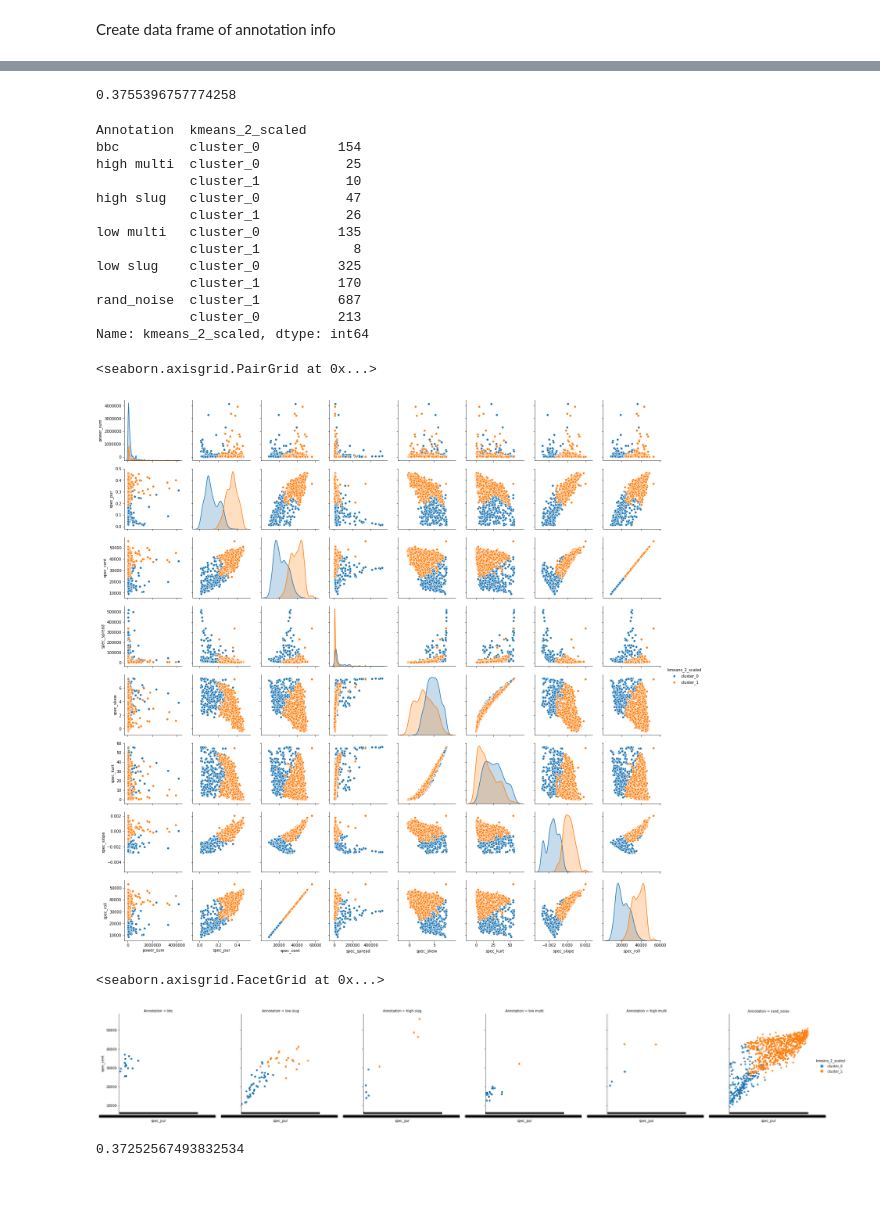
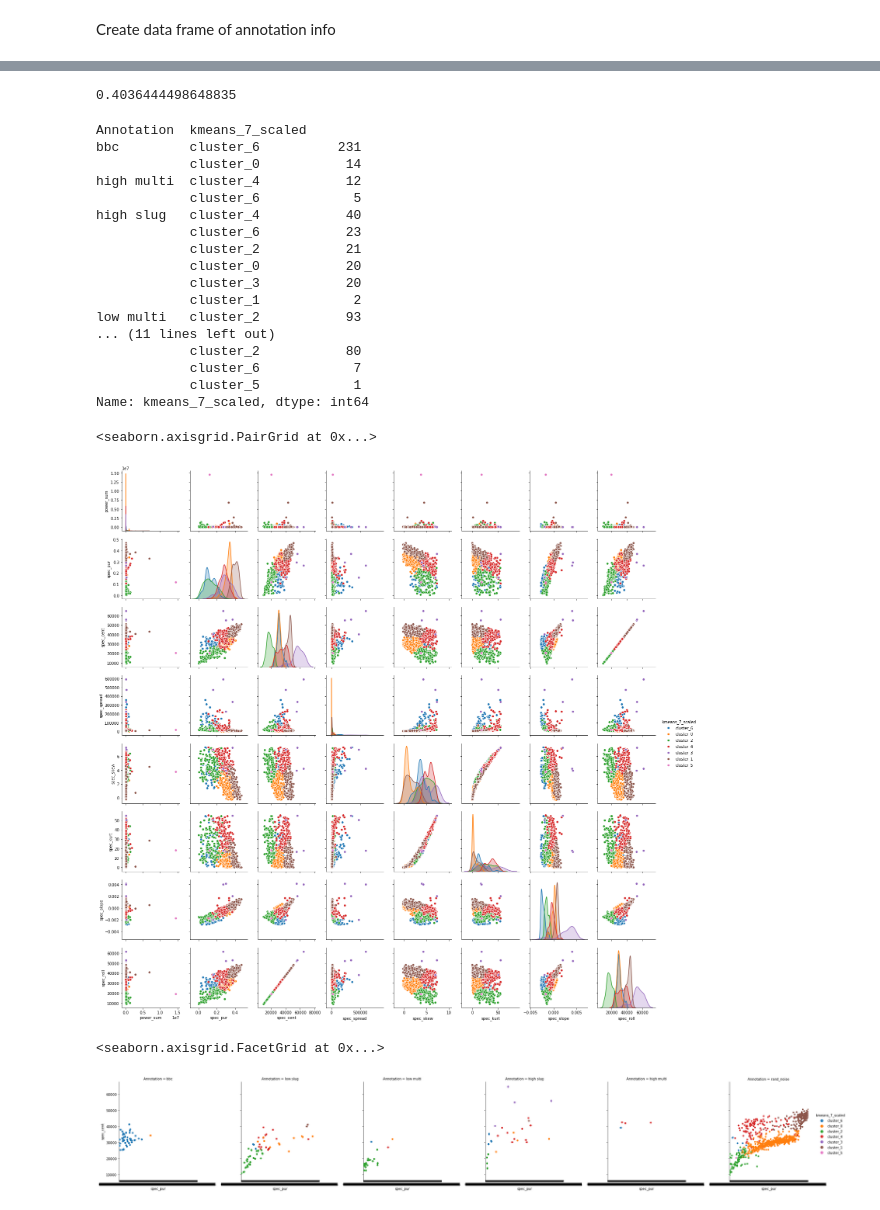
Before and after one commit to grace3999/USV_Python, a Jupyter notebook: Notebooks/5_xr_Annotations_clustering.ipynb, the cells around one changed output, grey strips where cells are left out. Saved outputs shown, nothing was run; the diff lists cells and outputs as text; code cells hidden in the pictures.

```diff
--- a/Notebooks/5_xr_Annotations_clustering.ipynb
+++ b/Notebooks/5_xr_Annotations_clustering.ipynb
@@ -49,5 +49,3 @@ Int64Index([], dtype='int64')
-# %%
-annot_features_full = annot_features_full[annot_features_full['Annotation'] != 'noise']
 # %%
 annot_features_full.groupby('Annotation').describe()
 # %% [output]
@@ -88,6 +86,6 @@ Name: Annotation, dtype: int64
 # %%
 annot_labels_up = orig_upsamples['Annotation']
-annot_labels_up = annot_labels_up.replace(regex={r'low slug': 1, 'high slug': 1, 'low multi': 1, 'high multi': 1, 'bbc': 1, 'noise': 0, 'rand_noise': 0})
+annot_labels_up = annot_labels_up.replace(regex={r'low slug': 1, 'high slug': 1, 'low multi': 1, 'high multi': 1, 'bbc': 1, 'rand_noise': 0})
 orig_upsamples['Label'] = annot_labels_up
 orig_upsamples.head()
 # %% [output]
@@ -105,7 +103,7 @@ annot_features_up = orig_upsamples[['power_sum', 'spec_pur', 'spec_cent', 'spec_
 scaler = StandardScaler()
 features_scaled = scaler.fit_transform(annot_features_up)
 # %%
-k_range = range(2,20)
+k_range = range(2,30)
 scores = []
 for k in k_range:
     km_ss = KMeans(n_clusters=k, random_state=19)
@@ -125,44 +123,39 @@ Text(0, 0.5, 'Silhouette Coefficient')
 # %%
-km2 = KMeans(n_clusters=2,random_state=19)
-km2.fit(features_scaled)
-score = silhouette_score(features_scaled, km2.labels_)
-orig_upsamples['kmeans_2_scaled'] = [ "cluster_" + str(label) for label in km2.labels_ ]
+km7 = KMeans(n_clusters=7,random_state=19)
+km7.fit(features_scaled)
+score = silhouette_score(features_scaled, km7.labels_)
+orig_upsamples['kmeans_7_scaled'] = [ "cluster_" + str(label) for label in km7.labels_ ]
 print(score)
 # %% [output]
-0.3755396757774258
+0.4036444498648835
 # %%
-orig_upsamples.groupby('Annotation')['kmeans_2_scaled'].value_counts()
+orig_upsamples.groupby('Annotation')['kmeans_7_scaled'].value_counts()
 # %% [output]
-Annotation  kmeans_2_scaled
-bbc         cluster_0          154
-high multi  cluster_0           25
-            cluster_1           10
-high slug   cluster_0           47
-            cluster_1           26
-low multi   cluster_0          135
-            cluster_1            8
-low slug    cluster_0          325
-            cluster_1          170
-rand_noise  cluster_1          687
-            cluster_0          213
-Name: kmeans_2_scaled, dtype: int64
+Annotation  kmeans_7_scaled
+bbc         cluster_6          231
+            cluster_0           14
+high multi  cluster_4           12
+            cluster_6            5
+high slug   cluster_4           40
+            cluster_6           23
+            cluster_2           21
+            cluster_0           20
+            cluster_3           20
+            cluster_1            2
+low multi   cluster_2           93
+... (11 lines left out)
+            cluster_2           80
+            cluster_6            7
+            cluster_5            1
+Name: kmeans_7_scaled, dtype: int64
 # %%
 sns.pairplot(orig_upsamples, vars=['power_sum', 'spec_pur', 'spec_cent', 'spec_spread', 'spec_skew',
-       'spec_kurt', 'spec_slope', 'spec_roll'], hue="kmeans_2_scaled")
+       'spec_kurt', 'spec_slope', 'spec_roll'], hue="kmeans_7_scaled")
 # %% [output]
 <seaborn.axisgrid.PairGrid at 0x...>
-[figure, old version]
+[figure, new version]
 # %%
-sns.catplot(x="spec_pur", y="spec_cent", hue="kmeans_2_scaled", col='Annotation', data=orig_upsamples)
+sns.catplot(x="spec_pur", y="spec_cent", hue="kmeans_7_scaled", col='Annotation', data=orig_upsamples)
 # %% [output]
 <seaborn.axisgrid.FacetGrid at 0x...>
-[figure, old version]
+[figure, new version]
-# %%
-km10 = KMeans(n_clusters=10,random_state=19)
-km10.fit(features_scaled)
-score = silhouette_score(features_scaled, km10.labels_)
-orig_upsamples['kmeans_10_scaled'] = [ "cluster_" + str(label) for label in km10.labels_ ]
-#summary_ave.groupby('kmeans_2_scaled').mean()
-print(score)
-# %% [output]
-0.37252567493832534
```
Also changed, not shown: parts of 24 cells of this notebook, 6 other files.
